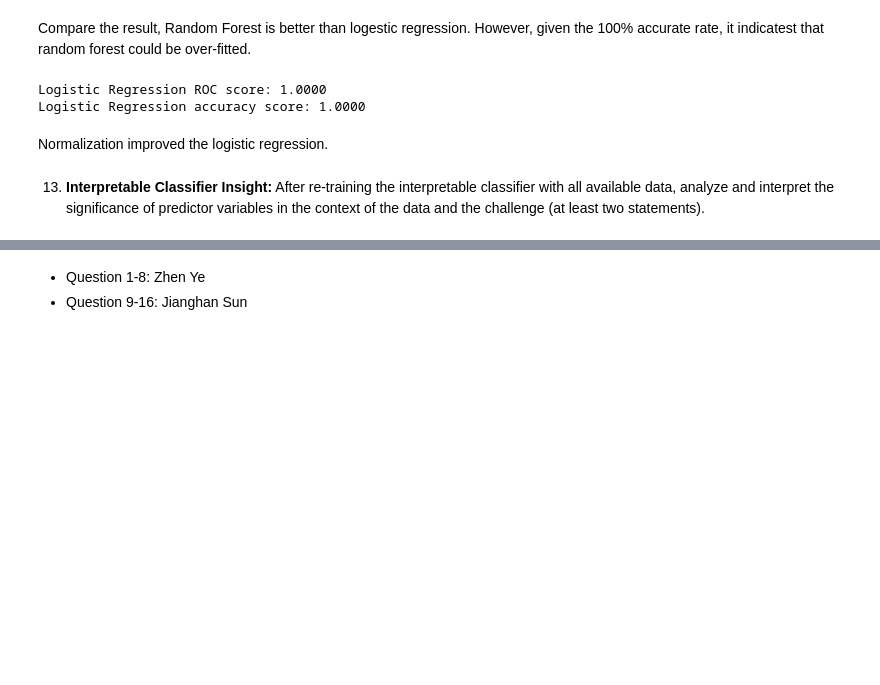
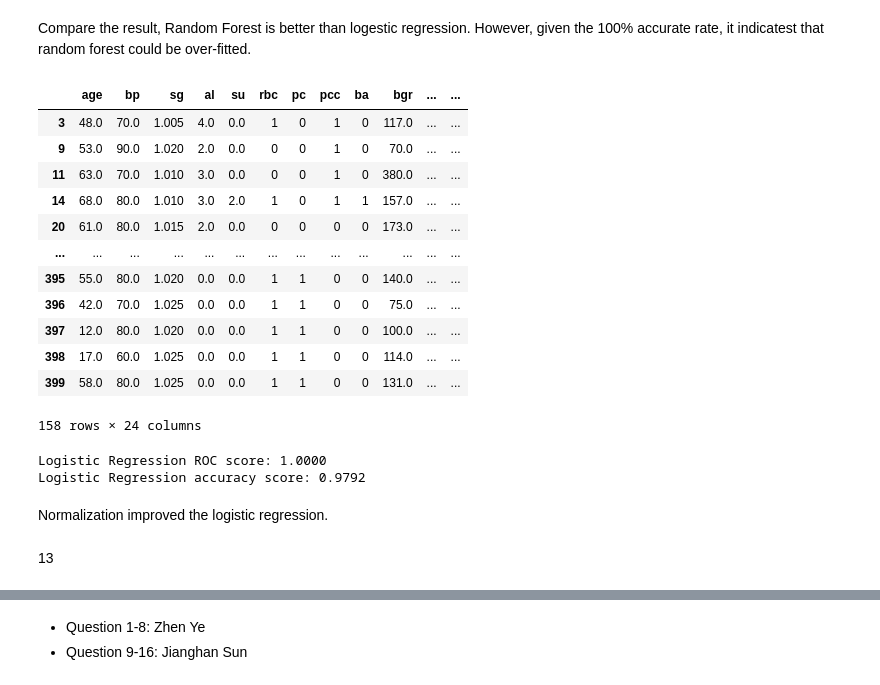
Before and after one commit to zhenye4003/STATS3DA-A6, a Jupyter notebook: 3da_assign6.ipynb, the cells around one changed output, grey strips where cells are left out. Cells and saved outputs as stored; diff of their text form; code cells hidden in the pictures; blank space fills up the shorter version.

```diff
--- a/3da_assign6.ipynb
+++ b/3da_assign6.ipynb
@@ -299,10 +298,28 @@ Logistic Regression accuracy score: 0.9583
 Random Forest accuracy score: 1.0000
 # %% [markdown]
 Compare the result, Random Forest is better than logestic regression. However, given the 100% accurate rate, it indicatest that random forest could be over-fitted.
+# %%
+X
+# %% [output]
+|  | age | bp | sg | al | su | rbc | pc | pcc | ba | bgr | ... | ... |
+| 3 | 48.0 | 70.0 | 1.005 | 4.0 | 0.0 | 1 | 0 | 1 | 0 | 117.0 | ... | ... |
+| 9 | 53.0 | 90.0 | 1.020 | 2.0 | 0.0 | 0 | 0 | 1 | 0 | 70.0 | ... | ... |
+| 11 | 63.0 | 70.0 | 1.010 | 3.0 | 0.0 | 0 | 0 | 1 | 0 | 380.0 | ... | ... |
+| 14 | 68.0 | 80.0 | 1.010 | 3.0 | 2.0 | 1 | 0 | 1 | 1 | 157.0 | ... | ... |
+| 20 | 61.0 | 80.0 | 1.015 | 2.0 | 0.0 | 0 | 0 | 0 | 0 | 173.0 | ... | ... |
+| ... | ... | ... | ... | ... | ... | ... | ... | ... | ... | ... | ... | ... |
+| 395 | 55.0 | 80.0 | 1.020 | 0.0 | 0.0 | 1 | 1 | 0 | 0 | 140.0 | ... | ... |
+| 396 | 42.0 | 70.0 | 1.025 | 0.0 | 0.0 | 1 | 1 | 0 | 0 | 75.0 | ... | ... |
+| 397 | 12.0 | 80.0 | 1.020 | 0.0 | 0.0 | 1 | 1 | 0 | 0 | 100.0 | ... | ... |
+| 398 | 17.0 | 60.0 | 1.025 | 0.0 | 0.0 | 1 | 1 | 0 | 0 | 114.0 | ... | ... |
+| 399 | 58.0 | 80.0 | 1.025 | 0.0 | 0.0 | 1 | 1 | 0 | 0 | 131.0 | ... | ... |
+158 rows × 24 columns
 # %%
 # normalize X
 norm_transformer = StandardScaler()
-X_normalized = norm_transformer.fit_transform(X)
+numerical_cols = X.select_dtypes(include='float64').columns
+X_normalized = X.copy()
+X_normalized[numerical_cols] = norm_transformer.fit_transform(X[numerical_cols])
 X_train, X_test, y_train, y_test = train_test_split(X_normalized, y, test_size=0.3, random_state=1220, stratify=y)
 
 # redo logistic regression
@@ -322,11 +339,11 @@ print(f'Logistic Regression ROC score: {roc_auc_lr:.4f}')
 print(f'Logistic Regression accuracy score: {acc_score_lr:.4f}')
 # %% [output]
 Logistic Regression ROC score: 1.0000
-Logistic Regression accuracy score: 1.0000
+Logistic Regression accuracy score: 0.9792
 # %% [markdown]
 Normalization improved the logistic regression.
-# %% [markdown]
-13. **Interpretable Classifier Insight:** After re-training the interpretable classifier with all available data, analyze and interpret the significance of predictor variables in the context of the data and the challenge (at least two statements).
+# %% [markdown]
+13
 # %%
 feature_importance = pd.DataFrame(log_reg.coef_[0], index=X_train.columns, columns=['Coefficient'])
 print(feature_importance.sort_values(by='Coefficient', ascending=False))
```
Also changed, not shown: parts of 36 cells of this notebook, 1 other file.
